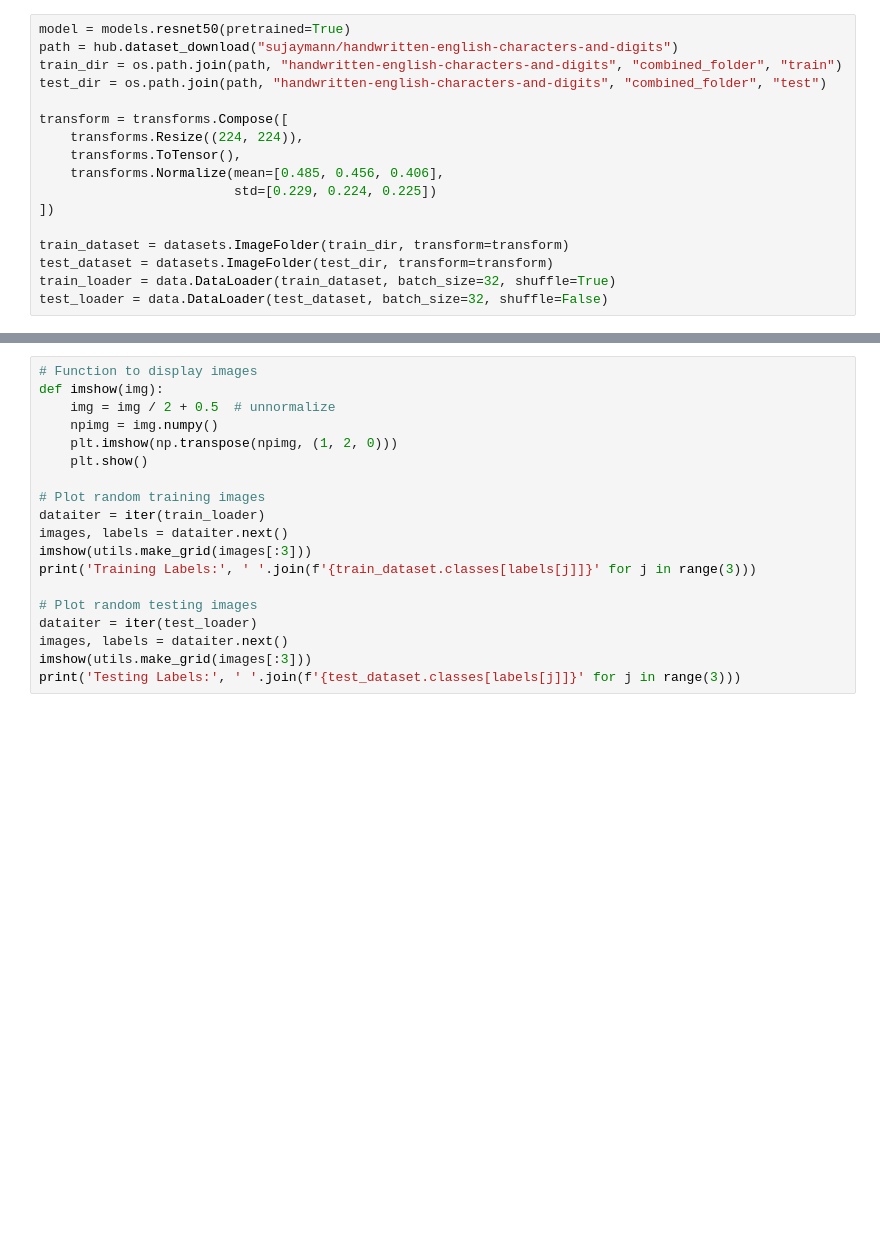
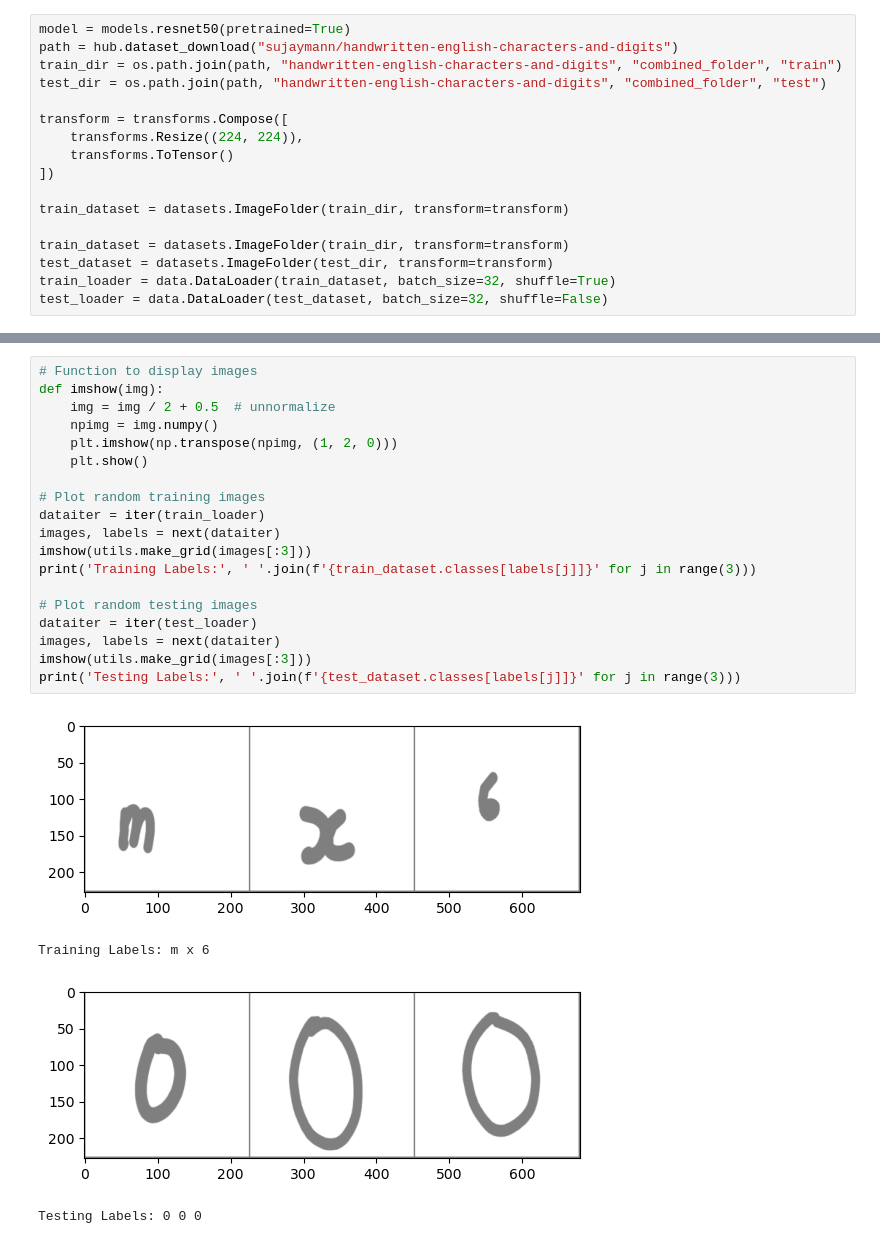
Before and after one commit to Demusche/Handwritten-Characters-NN, a Jupyter notebook: main.ipynb, the cells around one changed output, grey strips where cells are left out. Drawn from its saved outputs; the diff is of its cells as text; blank space fills up the shorter version.

```diff
--- a/main.ipynb
+++ b/main.ipynb
@@ -22,10 +22,10 @@ test_dir = os.path.join(path, "handwritten-english-characters-and-digits", "comb
 
 transform = transforms.Compose([
     transforms.Resize((224, 224)),
-    transforms.ToTensor(),
-    transforms.Normalize(mean=[0.485, 0.456, 0.406],
-                         std=[0.229, 0.224, 0.225])
+    transforms.ToTensor()
 ])
+
+train_dataset = datasets.ImageFolder(train_dir, transform=transform)
 
 train_dataset = datasets.ImageFolder(train_dir, transform=transform)
 test_dataset = datasets.ImageFolder(test_dir, transform=transform)
@@ -34,19 +36,24 @@ test_loader = data.DataLoader(test_dataset, batch_size=32, shuffle=False)
 # %%
 # Function to display images
 def imshow(img):
     img = img / 2 + 0.5  # unnormalize
     npimg = img.numpy()
     plt.imshow(np.transpose(npimg, (1, 2, 0)))
     plt.show()
 
 # Plot random training images
 dataiter = iter(train_loader)
-images, labels = dataiter.next()
+images, labels = next(dataiter)
 imshow(utils.make_grid(images[:3]))
 print('Training Labels:', ' '.join(f'{train_dataset.classes[labels[j]]}' for j in range(3)))
 
 # Plot random testing images
 dataiter = iter(test_loader)
-images, labels = dataiter.next()
+images, labels = next(dataiter)
 imshow(utils.make_grid(images[:3]))
 print('Testing Labels:', ' '.join(f'{test_dataset.classes[labels[j]]}' for j in range(3)))
+# %% [output]
+[figure, added]
+Training Labels: m x 6
+[figure, added]
+Testing Labels: 0 0 0
```
Also changed, not shown: parts of 2 cells of this notebook.
